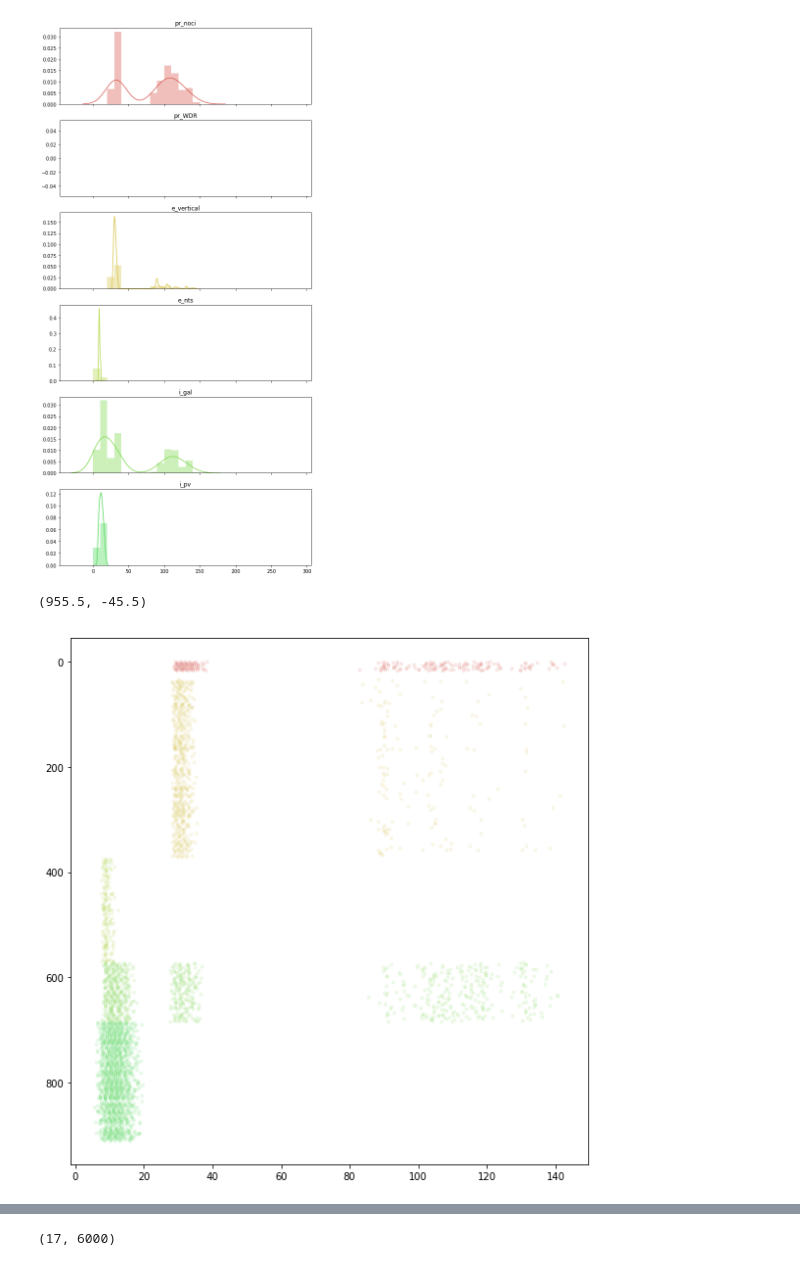
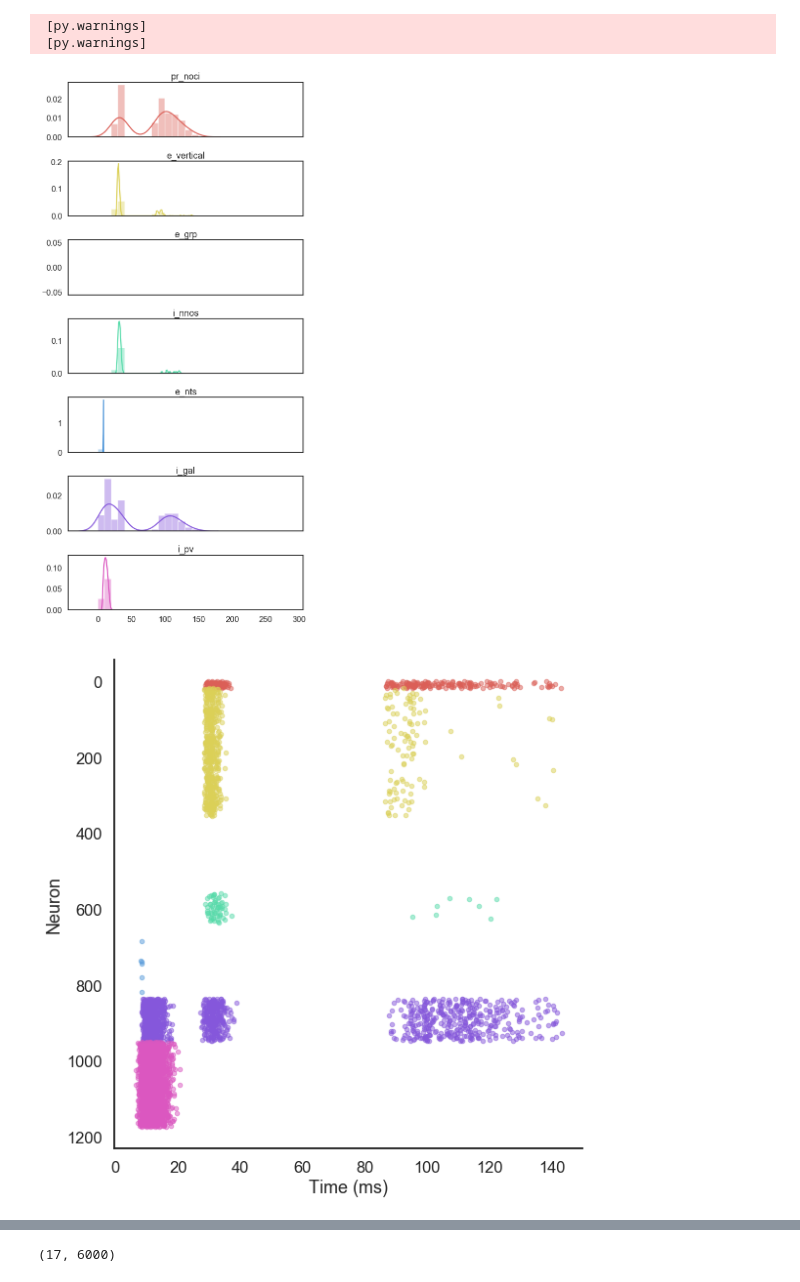
Before and after one commit to ANaka/dh_model, a Jupyter notebook: dh_model_minimal.ipynb, the cells around one changed output, grey strips where cells are left out. Saved outputs shown, nothing was run; the diff lists cells and outputs as text; code cells hidden in the pictures.

```diff
--- a/dh_model_minimal.ipynb
+++ b/dh_model_minimal.ipynb
@@ -176,7 +173,7 @@ for ct in af_cts:
     constructor.select_cell_type(ct)
     constructor.add_stim('electrical', start_time = 10 * ms)
     af_ngs[ct], af_params[ct] = constructor.generate_afferent_group()
-cts = ['pr_noci','pr_WDR','e_vertical','e_nts','i_gal','i_pv']
+cts = ['pr_noci','e_vertical','e_grp','i_nnos','e_nts','i_gal','i_pv']
 ngs = {}
 params = {}
 i_ex = {}
@@ -228,6 +228,6 @@ net.store()
 # %%
 net.restore()
 # %%
-net.run(duration, report = 'text',profile = True)
+net.run(duration, report = 'text')
 # %% [output]
 Starting simulation at t=0. s for a duration of 300. ms
@@ -235,25 +235,33 @@ Starting simulation at t=0. s for a duration of 300. ms
 # %%
 bins = np.arange(0,duration/ms,10)
-cmap = sns.color_palette("hls", 15)
+cmap = sns.color_palette("hls", 7)
 f,ax = plt.subplots(len(spikes),1,figsize = (8,16), sharex = True)
 for i,(ct,spike_mon) in enumerate(spikes.items()):
     sns.distplot(spike_mon.t/ms, ax = ax[i], bins = bins, color = cmap[i])
     ax[i].set_title(ct)
 plt.tight_layout()
 # %% [output]
+ [py.warnings]
+ [py.warnings]
-[figure, old version]
+[figure, new version]
+# %%
+import seaborn as sns
+sns.set_style('white')
+sns.set_context('talk')
 # %%
 f,ax = plt.subplots(1,1,figsize = (8,8), sharex = True)
 y_bias = 0
 for i,(ct,spike_mon) in enumerate(spikes.items()):
-    ax.plot(spike_mon.t/ms, spike_mon.i + y_bias,'.', color = cmap[i],alpha = 0.1);
+    ax.plot(spike_mon.t/ms, spike_mon.i + y_bias,'.', color = cmap[i],alpha = 0.5);
     y_bias += params[ct]['N']
 plt.tight_layout()
-
+sns.despine()
 ax.set_ylim((ax.get_ylim()[-1],ax.get_ylim()[0]))
+ax.set_ylabel('Neuron')
+ax.set_xlabel('Time (ms)')
+f.savefig('/Users/nakaa1/Documents/Presentations/group_meeting_20190329/raster.png',dpi = 300)
 # %% [output]
-(955.5, -45.5)
-[figure, old version]
+[figure, new version]
 # %%
 f,ax = plt.subplots(len(spikes),1,figsize = (8,20), sharex = True)
 for i,(ct,spike_mon) in enumerate(spikes.items()):
```
Also changed, not shown: parts of 6 cells of this notebook, 5 other files.
